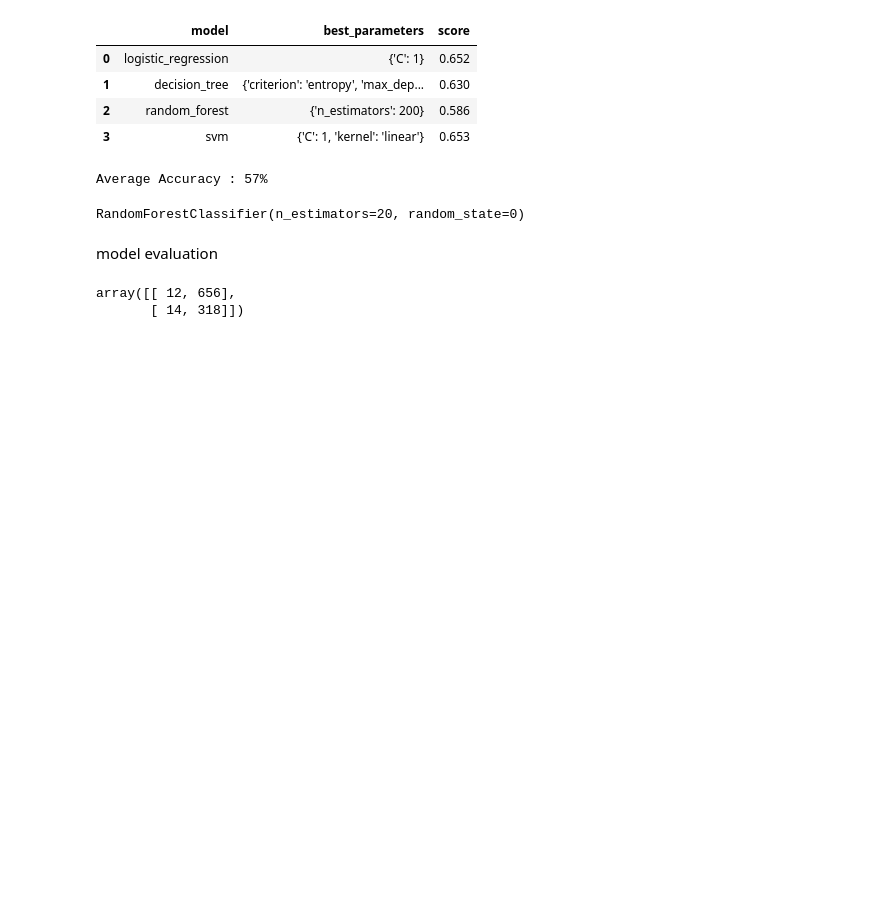
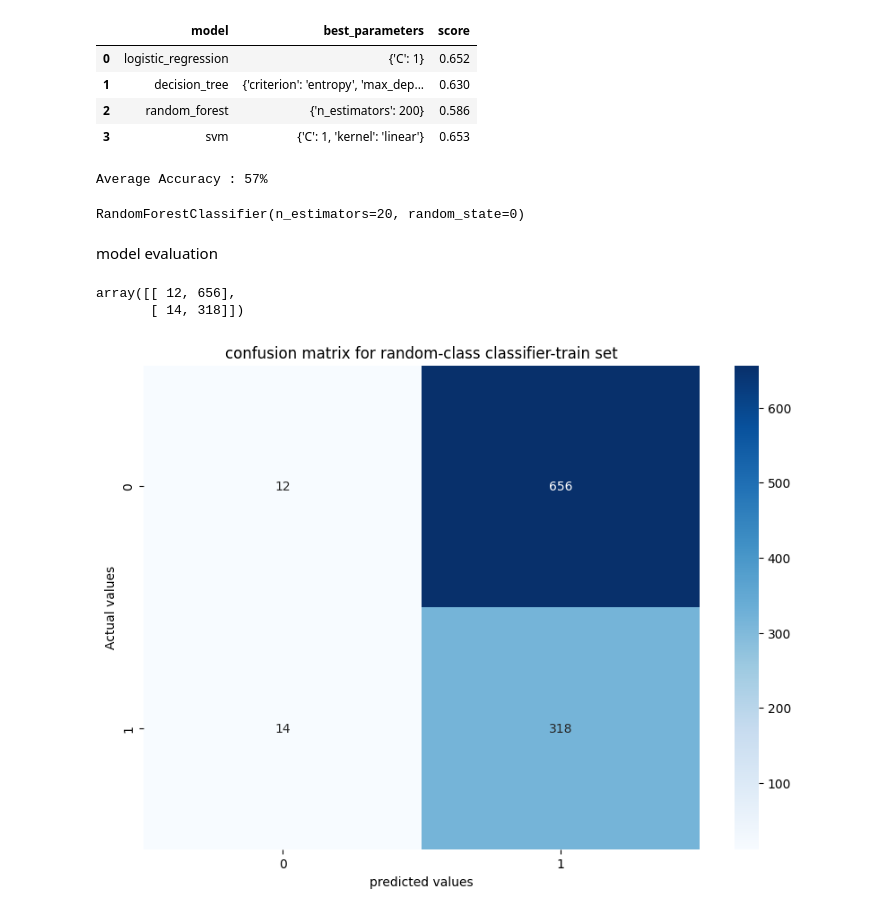
Before and after one commit to shovo896/Diabetes_detection, a Jupyter notebook: diabetes_predicyion.ipynb, the cells around one changed output. Saved outputs shown, nothing was run; the diff lists cells and outputs as text; code cells hidden in the pictures; blank space fills up the shorter version.

```diff
--- a/diabetes_predicyion.ipynb
+++ b/diabetes_predicyion.ipynb
@@ -271,3 +271,12 @@ cm
 # %% [output]
 array([[ 12, 656],
        [ 14, 318]])
+# %%
+plt.figure(figsize=(10,7))
+p=sns.heatmap(cm,annot=True,cmap="Blues",fmt='g')
+plt.title('confusion matrix for random-class classifier-train set')
+plt.xlabel('predicted values')
+plt.ylabel('Actual values')
+plt.show()
+# %% [output]
+[figure, added]
```
